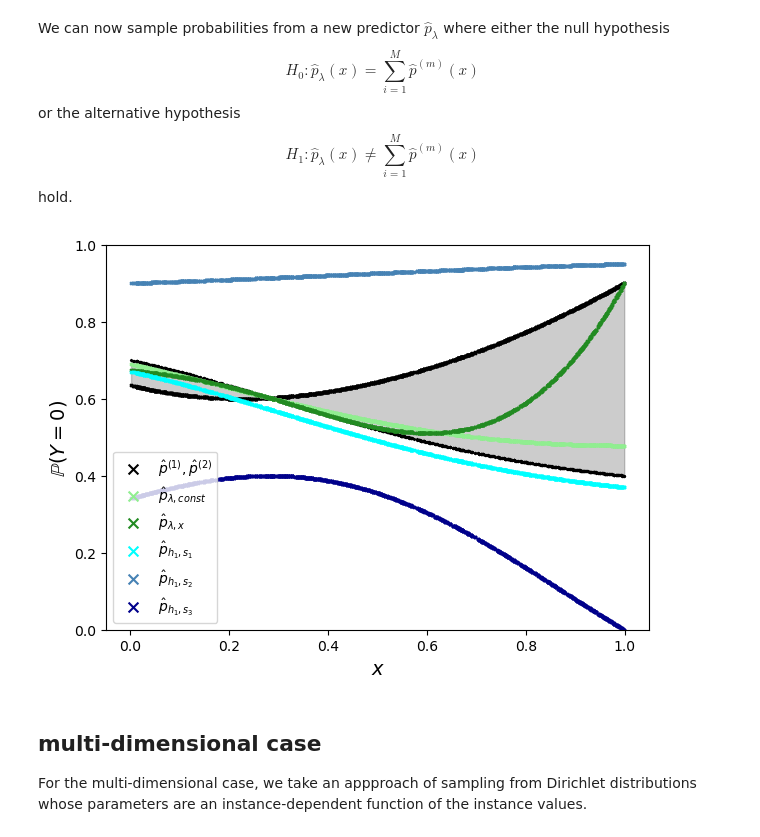
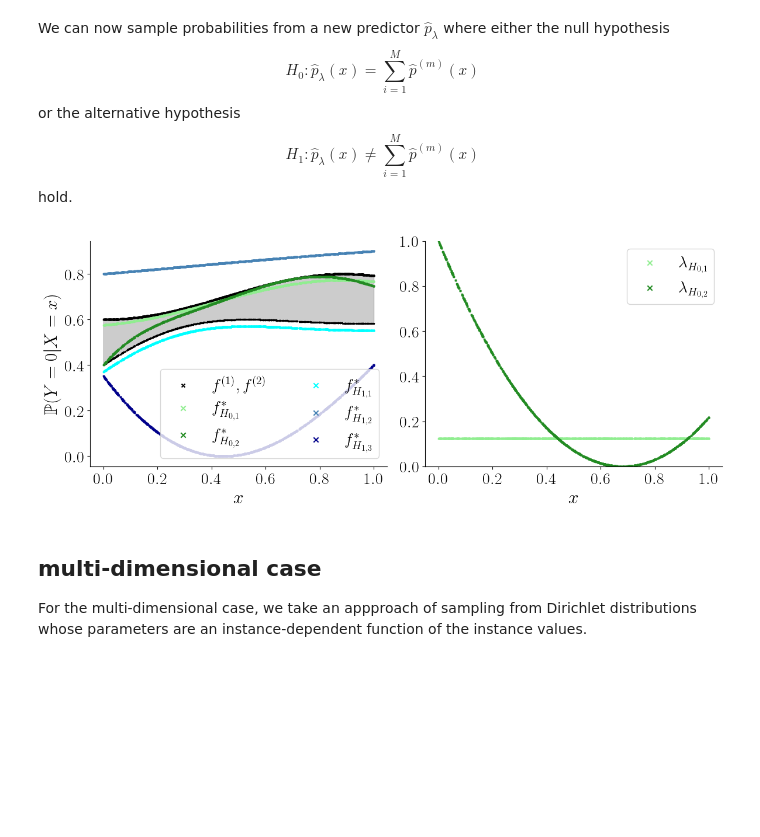
Before and after one commit to mkjuergens/EnsembleCalibration, a Jupyter notebook: notebooks/data_exploration_gp.ipynb, the cells around one changed output. Drawn from its saved outputs; the diff is of its cells as text; code cells hidden in the pictures; blank space fills up the shorter version.

```diff
--- a/notebooks/data_exploration_gp.ipynb
+++ b/notebooks/data_exploration_gp.ipynb
@@ -23,6 +23,18 @@ from ensemblecalibration.utils.projections import project_points2D
 ## Explore binary predictors synthesized by Gaussian processes
 # %% [markdown]
 randomly generated functions which will later be used as instance-dependent convex combinations of binary predictors:
+# %%
+plt.rcParams.update({
+    "text.usetex": True,           # Use LaTeX for text rendering
+    "font.family": "serif",        # Use serif fonts
+    "font.size": 12,               # Default font size
+    "axes.labelsize": 12,          # Axis label font size
+    "axes.titlesize": 14,          # Plot title font size
+    "legend.fontsize": 10,         # Legend font size
+    "xtick.labelsize": 10,         # X-axis tick label font size
+    "ytick.labelsize": 10,         # Y-axis tick label font size
+    "text.latex.preamble": r"\usepackage{amsfonts}",  # Include amsfonts package
+})
 # %%
 # PARAMETERS
 N_SAMPLES = 1000
@@ -55,7 +67,7 @@ Here, we sample $\hat{p}_{i, 0}$ from a Gaussian process with values in a predef
 # %%
 # now look at functions generated by the GP
 p_preds = sample_binary_preds_gp(
-    x_inst, kernel=rbf_kernel, list_bounds_p=[[0.4, 0.7], [.6, .9]]
+    x_inst, kernel=rbf_kernel, list_bounds_p=[[0.4, 0.6], [.6, .8]]
 )
 
 
@@ -80,31 +94,47 @@ p_bar_h1_s3 = sample_pbar_h1(x_inst, p_preds=p_preds, kernel=KERNEL, setting=3)
 # %%
-fig, ax = plt.subplots(figsize=(7, 5))
+fig, ax = plt.subplots(1, 2, figsize=(12, 5))
 # use viridis colormap
 sns.set_palette("viridis", 4)
 
-ax.scatter(x_inst, p_preds[:, 0, 0], label="$\hat{p}^{(1)}, \hat{p}^{(2)}$", color='black', marker='x', s=2)
-ax.scatter(x_inst, p_preds[:, 1, 0],  color='black', marker='x', s=4)
+ax[0].scatter(x_inst, p_preds[:, 0, 0], label=r"$f^{(1)}, f^{(2)}$", color='black', marker='x', s=2)
+ax[0].scatter(x_inst, p_preds[:, 1, 0],  color='black', marker='x', s=4)
 # shade space between p_preds[:,0,0] and p_preds[:,1,0]
-ax.fill_between(x_inst, p_preds[:, 0, 0], p_preds[:, 1, 0], color='black', alpha=0.2)
-ax.scatter(x_inst, p_bar_h0_const[:, 0], label="$\hat{p}_{\lambda, const}$",  marker='x', s=4,
+ax[0].fill_between(x_inst, p_preds[:, 0, 0], p_preds[:, 1, 0], color='black', alpha=0.2)
+ax[0].scatter(x_inst, p_bar_h0_const[:, 0], label=r"$f^*_{H_{0,1}}$",  marker='x', s=4,
 color="lightgreen")
-ax.scatter(x_inst, p_bar_h0_x_dep[:, 0], label="$\hat{p}_{\lambda, x}$", marker='x', s=4, color="forestgreen")
-ax.scatter(x_inst, p_bar_h1_s1[:,0], label="$\hat{p}_{h_1, s_1}$", marker='x', s=4, color="cyan")
-ax.scatter(x_inst, p_bar_h1_s2[:,0],  label="$\hat{p}_{h_1, s_2}$", marker='x', s=4, color="steelblue")
-ax.scatter(x_inst, p_bar_h1_s3[:,0], label="$\hat{p}_{h_1, s_3}$", marker='x', s=4, color="darkblue")
-legend = plt.legend()
+# remove upper and right spines
+for i in range(2):
+    ax[i].spines['top'].set_visible(False)
+    ax[i].spines['right'].set_visible(False)
+    ax[i].tick_params(axis='both', which='major', labelsize=20)
+    ax[i].set_xlabel(r"$x$", fontsize=23)
+
+ax[0].scatter(x_inst, p_bar_h0_x_dep[:, 0], label=r"$f^*_{H_{0,2}}$", marker='x', s=4, color="forestgreen")
+ax[0].scatter(x_inst, p_bar_h1_s1[:,0], label=r"$f^*_{H_{1,1}}$", marker='x', s=4, color="cyan")
+ax[0].scatter(x_inst, p_bar_h1_s2[:,0],  label=r"$f^*_{H_{1,2}}$", marker='x', s=4, color="steelblue")
+ax[0].scatter(x_inst, p_bar_h1_s3[:,0], label=r"$f^*_{H_{1,3}}$", marker='x', s=4, color="darkblue")
+
 # x and y axis labels
-ax.set_xlabel("$x$", fontsize=14)
-ax.set_ylabel("$\mathbb{P}(Y=0)$", fontsize=14)
+ax[0].set_ylabel(r"$\mathbb{P}(Y=0| X =x)$", fontsize=22)
 # set ylim to [0,1]
 plt.ylim(0,1)
+# set fontsize of ticks for x and y axis
+# plot weights on second axis
+ax[1].scatter(x_inst, weights_h0_const[:, 0], label=r"$\lambda_{H_{0,1}}$", marker='x', s=4, color="lightgreen")
+ax[1].scatter(x_inst, weights_h0_x_dep[:, 0], label=r"$\lambda_{H_{0,2}}$", marker='x', s=4, color="forestgreen")
 
 for handle in legend.legendHandles:
     handle._sizes = [50]
 
-plt.savefig("../figures/gp_setting.png")
+# lengend at first axis with 3 columns
+# bigger markers
+ax[0].legend(fontsize=20, ncol=2, markerscale=3)
+ax[1].legend(fontsize=20, markerscale=3)
+
+plt.tight_layout()
+plt.savefig("../figures/gp_setting.png", dpi=450)
 # %% [output]
-[figure, old version]
+[figure, new version]
 # %%
 y_labels = torch.stack(
         [multinomial_label_sampling(p, tensor=True) for p in torch.unbind(p_bar_h0_x_dep, dim=0)]
```
Also changed, not shown: parts of 6 cells of this notebook, 44 other files.
